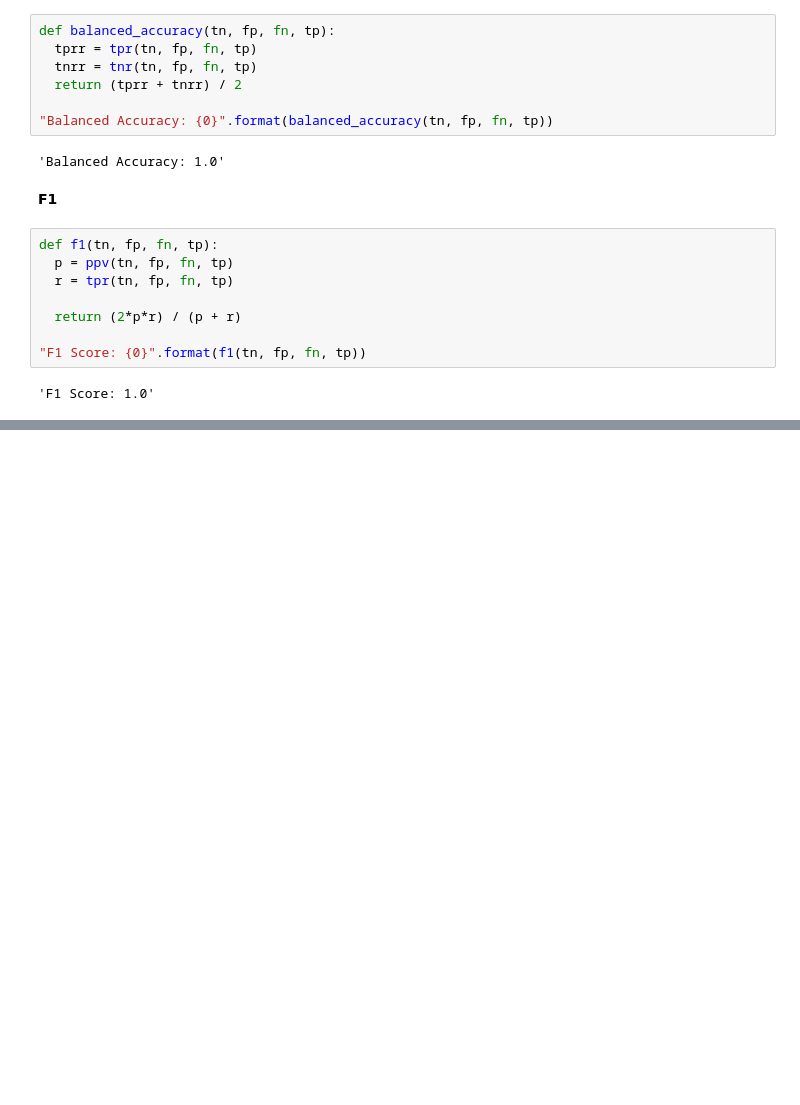
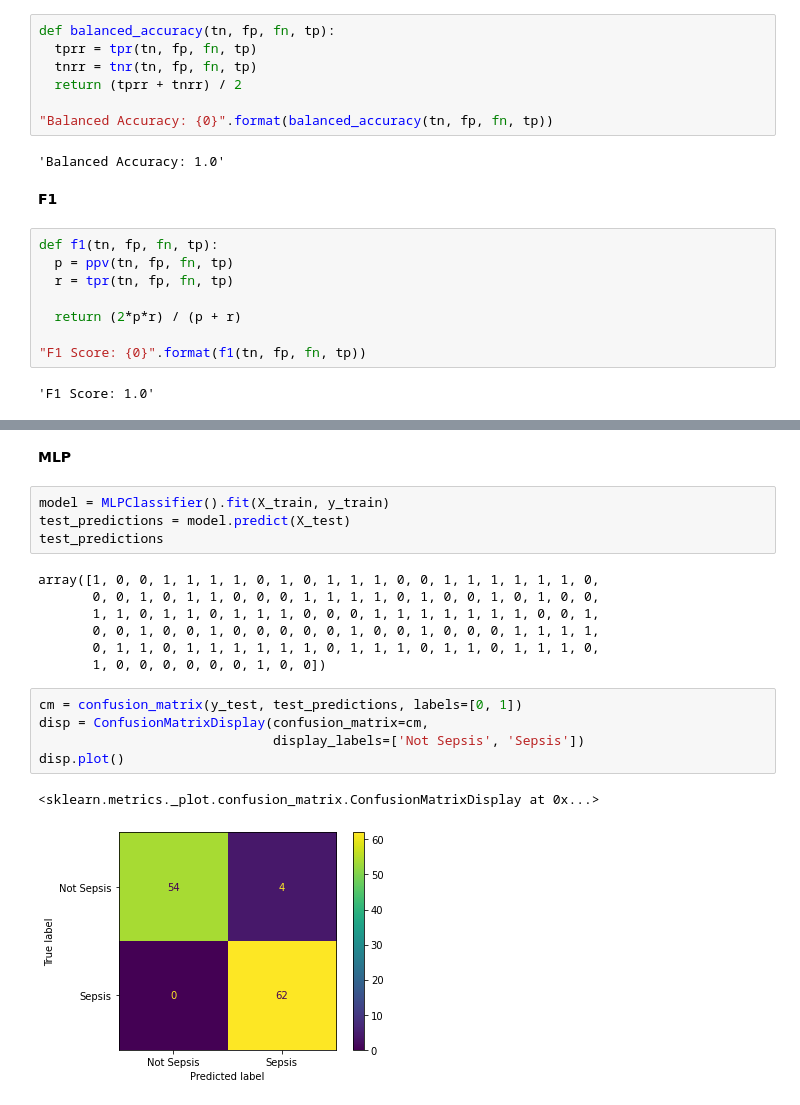
Before and after one commit to brotheramin/MachineLearning, a Jupyter notebook: SepsisMiniProject.ipynb, the cells around one changed output, grey strips where cells are left out. Cells and saved outputs as stored; diff of their text form; blank space fills up the shorter version.

```diff
--- a/SepsisMiniProject.ipynb
+++ b/SepsisMiniProject.ipynb
@@ -609,0 +712,21 @@ def f1(tn, fp, fn, tp):
+# %% [markdown]
+**MLP**
+# %%
+model = MLPClassifier().fit(X_train, y_train)
+test_predictions = model.predict(X_test)
+test_predictions
+# %% [output]
+array([1, 0, 0, 1, 1, 1, 1, 0, 1, 0, 1, 1, 1, 0, 0, 1, 1, 1, 1, 1, 1, 0,
+       0, 0, 1, 0, 1, 1, 0, 0, 0, 1, 1, 1, 1, 0, 1, 0, 0, 1, 0, 1, 0, 0,
+       1, 1, 0, 1, 1, 0, 1, 1, 1, 0, 0, 0, 1, 1, 1, 1, 1, 1, 1, 0, 0, 1,
+       0, 0, 1, 0, 0, 1, 0, 0, 0, 0, 0, 1, 0, 0, 1, 0, 0, 0, 1, 1, 1, 1,
+       0, 1, 1, 0, 1, 1, 1, 1, 1, 1, 0, 1, 1, 1, 0, 1, 1, 0, 1, 1, 1, 0,
+       1, 0, 0, 0, 0, 0, 0, 1, 0, 0])
+# %%
+cm = confusion_matrix(y_test, test_predictions, labels=[0, 1])
+disp = ConfusionMatrixDisplay(confusion_matrix=cm,
+                              display_labels=['Not Sepsis', 'Sepsis'])
+disp.plot()
+# %% [output]
+<sklearn.metrics._plot.confusion_matrix.ConfusionMatrixDisplay at 0x...>
+[figure, added]
```
Also changed, not shown: parts of 38 cells of this notebook.
